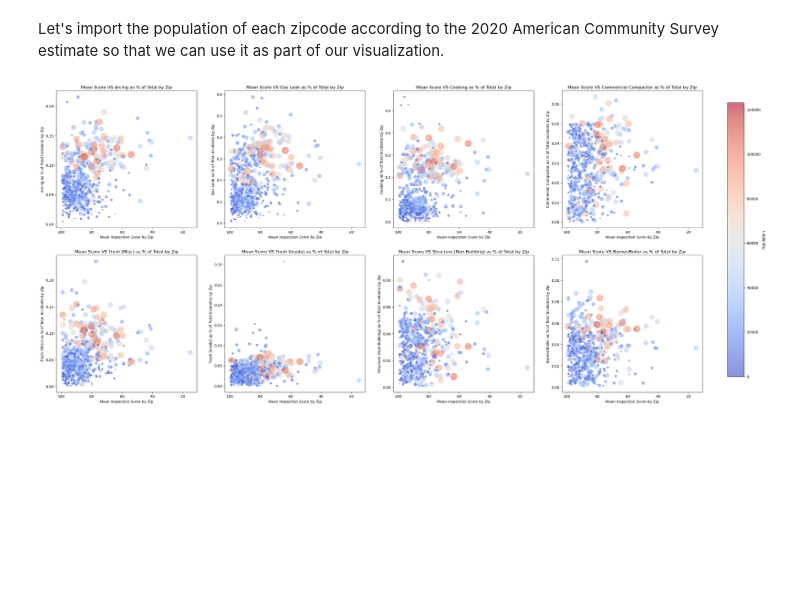
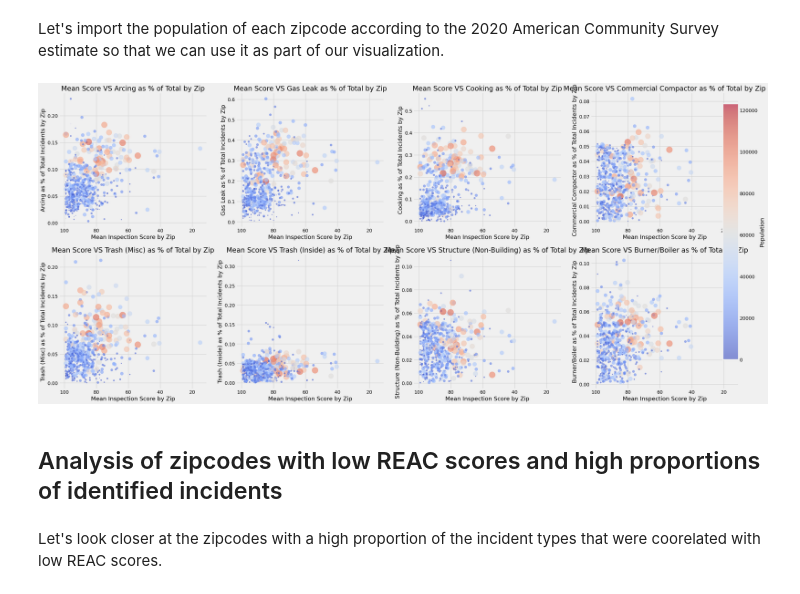
Before and after one commit to jackvandeleuv/fire_data_linkage, a Jupyter notebook: incident_type_by_zip.ipynb, the cells around one changed output. Drawn from its saved outputs; the diff is of its cells as text; code cells hidden in the pictures; blank space fills up the shorter version.

```diff
--- a/incident_type_by_zip.ipynb
+++ b/incident_type_by_zip.ipynb
@@ -128,2 +112,2 @@ NY zipcodes only go up to about 15000, so we'll remove any bad zipcodes with hig
 # %%
-inc_types = inc_types[inc_types.zip < 15000]
+inc_types = inc_types[inc_types.zip <= 99950]
@@ -230,7 +228,9 @@ pops = pops.rename(columns={'zipcode': 'zip', 'Estimate!!Total': 'population'})
 
 type_score_pop = pd.merge(type_score, pops, on='zip', how='inner')
 # %%
-incs = [445,412,113,117,151,118,112,116]
+plt.style.use('fivethirtyeight')
+
+incidents = [445,412,113,117,151,118,112,116]
 labels = ['Arcing','Gas Leak','Cooking','Commercial Compactor','Trash (Misc)', 'Trash (Inside)','Structure (Non-Building)','Burner/Boiler']
 n_rows = 2
 n_cols = 4
@@ -242,33 +242,33 @@ df = type_score_pop.dropna(subset=['INSPECTION_SCORE'])
 fig, axes = plt.subplots(n_rows, n_cols, figsize=(32, 15))
 axes = axes.flatten()
 
-for idx, inc in enumerate(incs):
+for idx, inc in enumerate(incidents):
     ax = axes[idx]
 
     # Use a color map based on 'population'
     cmap = plt.cm.get_cmap("coolwarm")
     norm = plt.Normalize(df['population'].min(), df['population'].max())
 
     # Add jitter to the x and y coordinates
     jitter_x = 0.05 * np.random.rand(len(df))
     jitter_y = 0.05 * np.random.rand(len(df))
 
     scatter = ax.scatter(df['INSPECTION_SCORE'] + jitter_x, df[str(inc)] + jitter_y,
                 s=df['population'] / 300, c=df['population'], cmap=cmap, norm=norm, alpha=0.6)
 
     ax.set_xlabel('Mean Inspection Score by Zip')
     ax.set_ylabel(f'{labels[idx]} as % of Total Incidents by Zip')
     ax.set_title(f'Mean Score VS {labels[idx]} as % of Total by Zip')
 
     # Flip the x-axis
     ax.set_xlim(ax.get_xlim()[::-1])
 
 # Add a colorbar
 cbar_ax = fig.add_axes([0.93, 0.15, 0.02, 0.7])
 cbar = fig.colorbar(scatter, cax=cbar_ax)
 cbar.set_label('Population')
 
 # Show the plot
 plt.show()
 # %% [output]
-[figure, old version]
+[figure, new version]
@@ -280,0 +275,4 @@ result
+# %% [markdown]
+## Analysis of zipcodes with low REAC scores and high proportions of identified incidents
+# %% [markdown]
+Let's look closer at the zipcodes with a high proportion of the incident types that were coorelated with low REAC scores.
```
Also changed, not shown: parts of 17 cells of this notebook.
